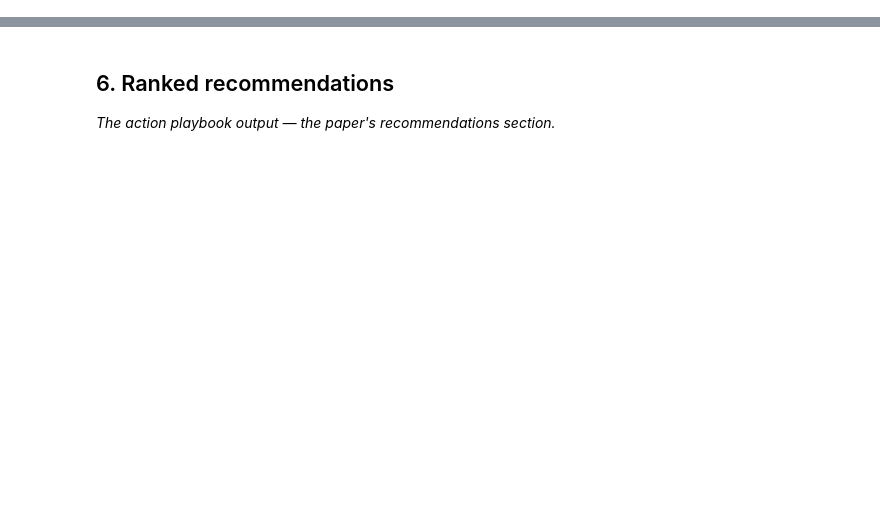
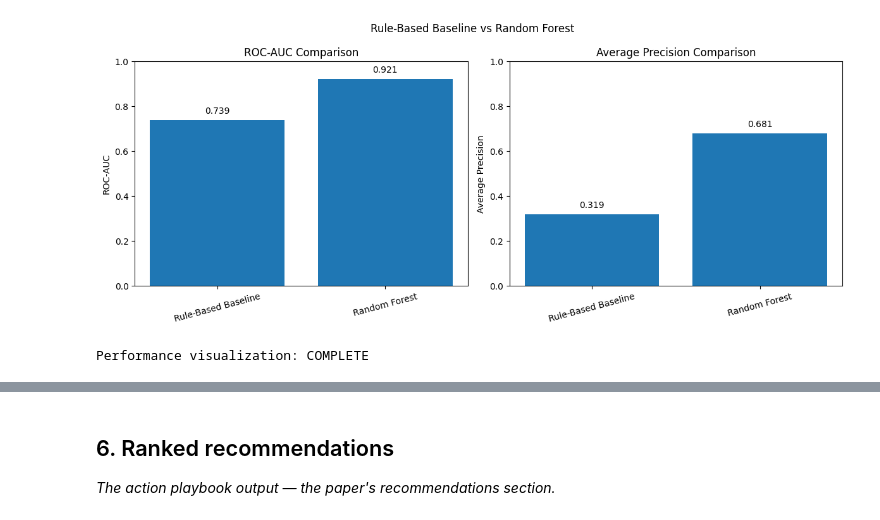
Before and after one commit to shefiramarizcha62-sudo/flyrank-ml-portfolio, a Jupyter notebook: work/notebooks/capstone.ipynb, the cells around one changed output, grey strips where cells are left out. Saved outputs shown, nothing was run; the diff lists cells and outputs as text; code cells hidden in the pictures; blank space fills up the shorter version.

```diff
--- a/work/notebooks/capstone.ipynb
+++ b/work/notebooks/capstone.ipynb
@@ -28,0 +1365,39 @@ This skeleton is yours to fill. Work the sections **in order** — each one has
+# %%
+# SECTION 4: MODEL PERFORMANCE VISUALIZATION
+
+metrics_to_plot = ["ROC-AUC", "Average Precision"]
+
+fig, axes = plt.subplots(1, 2, figsize=(12, 5))
+
+models = results_summary["Experiment"].tolist()
+
+for ax, metric in zip(axes, metrics_to_plot):
+    values = results_summary[metric].values
+
+    bars = ax.bar(
+        models,
+        values
+    )
+
+    ax.set_title(f"{metric} Comparison")
+    ax.set_ylabel(metric)
+    ax.set_ylim(0, 1)
+    ax.tick_params(axis="x", rotation=15)
+
+    for bar, value in zip(bars, values):
+        ax.text(
+            bar.get_x() + bar.get_width() / 2,
+            bar.get_height() + 0.02,
+            f"{value:.3f}",
+            ha="center",
+            va="bottom"
+        )
+
+plt.suptitle("Rule-Based Baseline vs Random Forest")
+plt.tight_layout()
+plt.show()
+
+print("Performance visualization: COMPLETE")
+# %% [output]
+[figure, added]
+Performance visualization: COMPLETE
```
Also changed, not shown: parts of 60 cells of this notebook.
